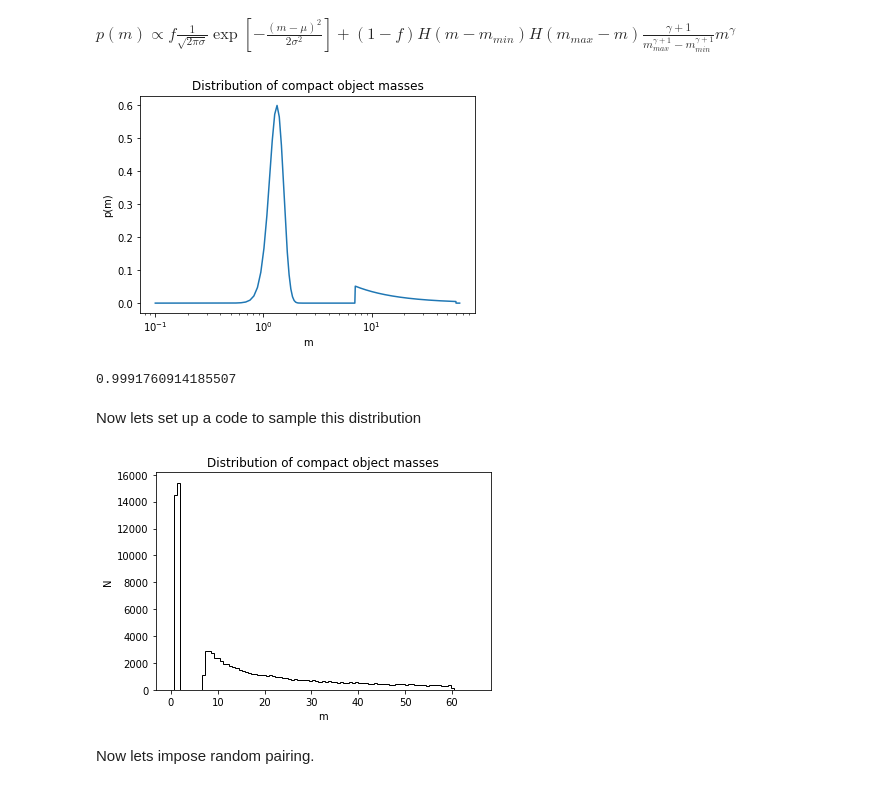
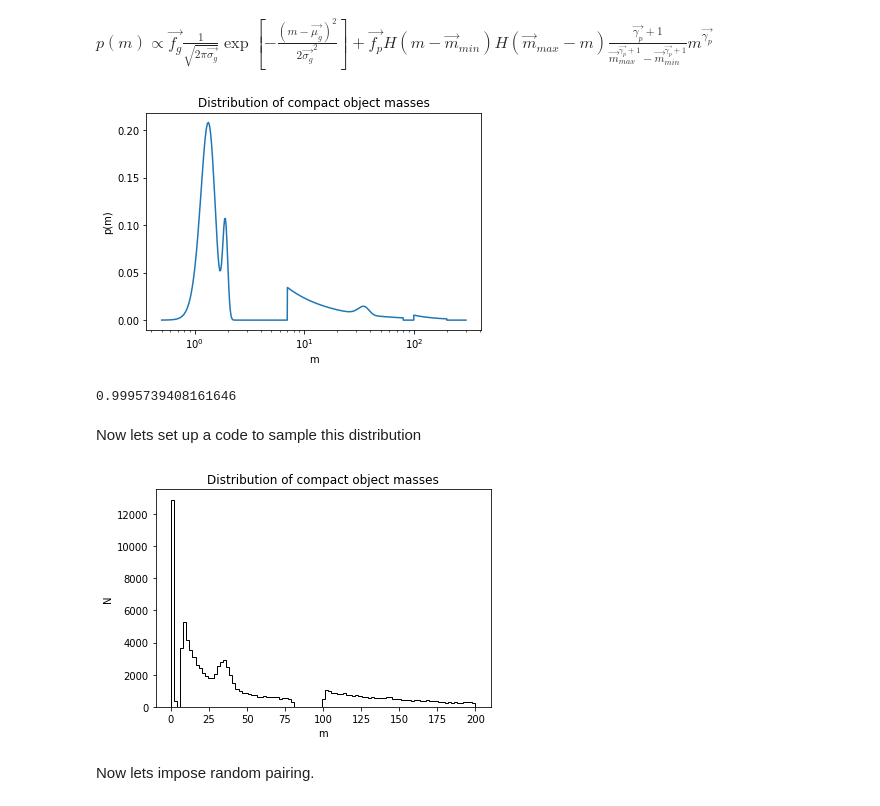
Before and after one commit to Pratyusava/Mass_function, a Jupyter notebook: mass_function.ipynb, the cells around one changed output. Cells and saved outputs as stored; diff of their text form; code cells hidden in the pictures.

```diff
--- a/mass_function.ipynb
+++ b/mass_function.ipynb
@@ -9,2 +11,2 @@ Lets create the initial mass distribution of compact objects. This distribution
 # %% [markdown]
-$p(m) \propto f \frac{1}{\sqrt{2\pi\sigma}} \exp [-\frac{(m-\mu)^2}{2\sigma^2}]+(1-f)H(m-m_{min})H(m_{max}-m) \frac{\gamma+1}{m_{max}^{\gamma+1} - m_{min}^{\gamma+1}} m^\gamma$
+$p(m) \propto \vec{f_g} \frac{1}{\sqrt{2\pi\vec{\sigma_g}}} \exp [-\frac{(m-\vec{\mu_g})^2}{2\vec{\sigma_g}^2}] + \vec{f_p} H(m-\vec{m}_{min})H(\vec{m}_{max}-m) \frac{\vec{\gamma_p}+1}{\vec{m}_{max}^{\vec{\gamma_p}+1} - \vec{m}_{min}^{\vec{\gamma_p}+1}} m^{\vec{\gamma_p}} $
@@ -18,46 +21,53 @@ gamma = -1.1 # power law index
+# %%
+n = np.sum(f_g) + np.sum(f_p)
+f_g = f_g/n
+f_p = f_p/n
 # %%
-def p_m(m, f, mu, sigma, m_min, m_max, gamma):
-    return f * norm.pdf(m, loc=mu, scale=sigma) + np.heaviside(m-m_min,1) * np.heaviside(m_max-m,1) * (1-f) * (gamma+1) * m**gamma/(m_max**(gamma+1) - m_min**(gamma+1))
+def p_m(m, f_g, mu, sigma, f_p, m_min, m_max, gamma):
+     return np.sum(np.array([f_g[i] * norm.pdf(m, loc=mu[i], scale=sigma[i]) for i in range(len(f_g))]),axis=0) \
+      + np.sum(np.array([np.heaviside(m-m_min[i],1) * np.heaviside(m_max[i]-m,1) * f_p[i] * (gamma[i]+1) \
+      * m**gamma[i]/(m_max[i]**(gamma[i]+1) - m_min[i]**(gamma[i]+1)) for i in range(len(f_p))]), axis=0)
 # %%
 #Plot p(m, f, mu, sigma, m_min, m_max, gamma)
-m = np.linspace(0.1, 65, 1000)
-plt.semilogx(m, p_m(m, f, mu, sigma, m_min, m_max, gamma))
+m = np.linspace(.5, 300, 10000)
+plt.semilogx(m, p_m(m, f_g, mu, sigma, f_p, m_min, m_max, gamma))
 plt.xlabel('m')
 plt.ylabel('p(m)')
 plt.title('Distribution of compact object masses')
 plt.show()
 # %% [output]
-[figure, old version]
+[figure, new version]
 # %%
-np.trapz(p_m(m, f, mu, sigma, m_min, m_max, gamma), m) # integral of p(m) to check normalization
+np.trapz(p_m(m, f_g, mu, sigma, f_p, m_min, m_max, gamma), m) # integral of p(m) to check normalization
 # %% [output]
-0.9991760914185507
+0.9995739408161646
 # %% [markdown]
 Now lets set up a code to sample this distribution
 # %%
-#Sample from p(m, f, mu, sigma, m_min, m_max, gamma) by emcee
-def log_p(m, f, mu, sigma, m_min, m_max, gamma):
-    if m < 0 or m > m_max:
+#Sample from p_m by emcee
+def log_p(m, f_g, mu, sigma, f_p, m_min, m_max, gamma):
+    if m < 0 or m > m_max[-1]:
         return -np.inf
-    return np.log(p_m(m, f, mu, sigma, m_min, m_max, gamma)+1e-300)
+    return np.log(p_m(m, f_g, mu, sigma, f_p, m_min, m_max, gamma)+1e-300)
 
 nsamples = 10000 # number of samples
 nwalkers = 10 # number of walkers
 ndim = 1 # number of dimensions
-sampler = emcee.EnsembleSampler(nwalkers, ndim, log_p, args=[f, mu, sigma, m_min, m_max, gamma])
-p0 = np.random.rand(nwalkers, ndim)*m_max
+sampler = emcee.EnsembleSampler(nwalkers, ndim, log_p, args=[f_g, mu, sigma, f_p, m_min, m_max, gamma])
+p0 = np.random.rand(nwalkers, ndim)*m_max[-1] # initial guess for walkers
+
 state = sampler.run_mcmc(p0, 10000)
 sampler.reset()
 sampler.run_mcmc(state, nsamples,progress = True)
 samples = sampler.get_chain(flat=True)
 # %%
-plt.hist(samples[:, 0], bins=np.linspace(0,65,100),  color="k", histtype="step");
+plt.hist(samples[:, 0], bins=np.linspace(0,m_max[-1],100),  color="k", histtype="step");
 plt.xlabel('m')
 plt.ylabel('N')
 plt.title('Distribution of compact object masses')
 plt.show()
 # %% [output]
-[figure, old version]
+[figure, new version]
 # %% [markdown]
 Now lets impose random pairing.
 # %% [markdown]
```
Also changed, not shown: parts of 22 cells of this notebook.
